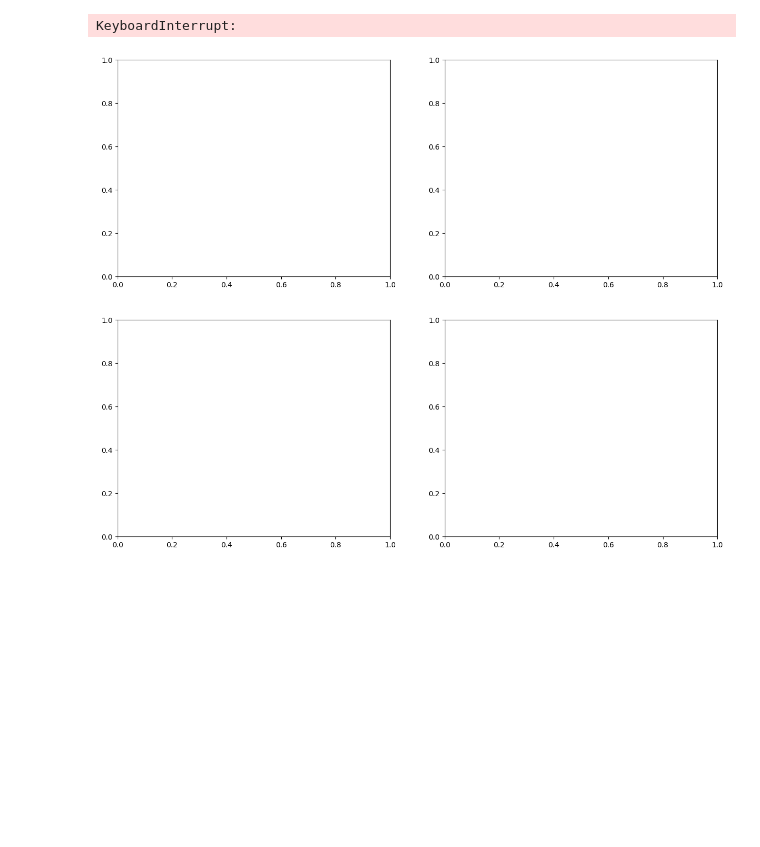
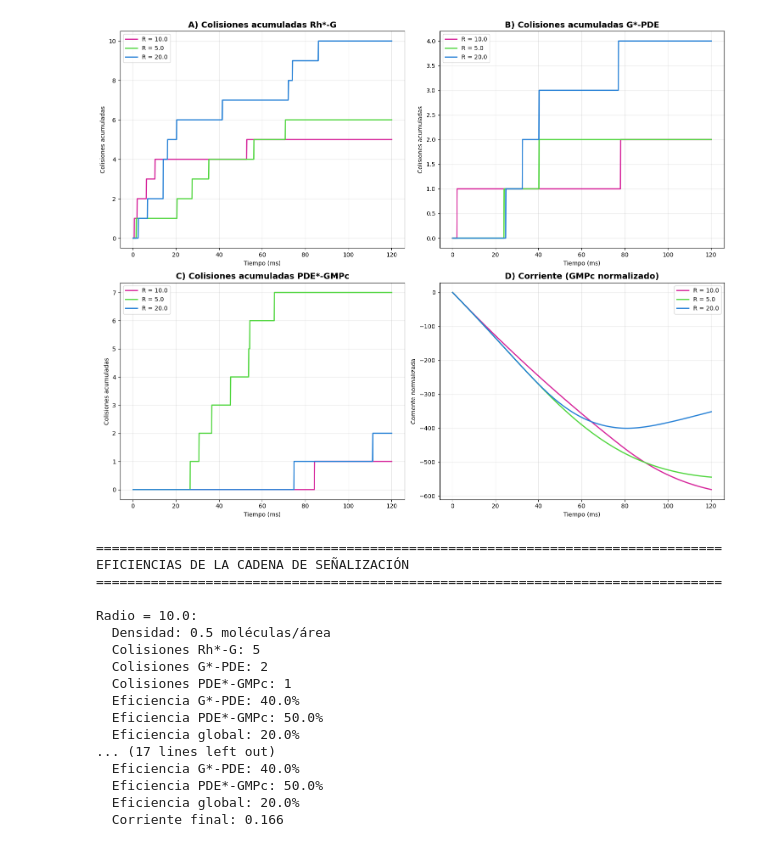
Before and after one commit to ValentinaBustos2025/Proyecto-PREGRADO, a Jupyter notebook: Código/modelo_choques.ipynb, the cells around one changed output. Saved outputs shown, nothing was run; the diff lists cells and outputs as text; code cells hidden in the pictures; blank space fills up the shorter version.

Commit message:
Corriente  + optimización

```diff
--- a/Código/modelo_choques.ipynb
+++ b/Código/modelo_choques.ipynb
@@ -503,7 +509,7 @@ def run_complete_experiment(L, steps, dt, seed=42):
     return (np.array(times), np.array(rh_g_data), np.array(g_pde_data),
             np.array(pde_gmpc_data), np.array(current_data))
 # %%
-def plot_complete_analysis(radios=[1.0*nanodomin_space, 0.5*nanodomin_space, 2.0*nanodomin_space], steps=1200, dt=0.05):
+def plot_complete_analysis(radios=[1.0*nanodomin_space, 0.5*nanodomin_space, 2.0*nanodomin_space], steps=2400, dt=0.05):
     """Grafica el número acumulado de colisiones a lo largo del tiempo"""
 
     fig, axes = plt.subplots(2, 2, figsize=(15, 12))
@@ -577,35 +583,51 @@ def plot_complete_analysis(radios=[1.0*nanodomin_space, 0.5*nanodomin_space, 2.0
     print("\n" + "="*80)
     print("EFICIENCIAS DE LA CADENA DE SEÑALIZACIÓN")
     print("="*80)
 
     for radio in radios:
         L = radio * 2
         times, rh_g, g_pde, pde_gmpc, current = all_data[radio]
         total_rh_g = np.sum(rh_g)
         total_g_pde = np.sum(g_pde)
         total_pde_gmpc = np.sum(pde_gmpc)
 
         eff_g_pde = (total_g_pde / total_rh_g * 100) if total_rh_g > 0 else 0
         eff_pde_gmpc = (total_pde_gmpc / total_g_pde * 100) if total_g_pde > 0 else 0
         overall_eff = (total_pde_gmpc / total_rh_g * 100) if total_rh_g > 0 else 0
         density = 161 / (np.pi * radio**2)
 
         print(f"\nRadio = {radio}:")
         print(f"  Densidad: {density:.1f} moléculas/área")
         print(f"  Colisiones Rh*-G: {total_rh_g}")
         print(f"  Colisiones G*-PDE: {total_g_pde}")
         print(f"  Colisiones PDE*-GMPc: {total_pde_gmpc}")
         print(f"  Eficiencia G*-PDE: {eff_g_pde:.1f}%")
         print(f"  Eficiencia PDE*-GMPc: {eff_pde_gmpc:.1f}%")
         print(f"  Eficiencia global: {overall_eff:.1f}%")
         print(f"  Corriente final: {current[-1]:.3f}")
 
 
 # Ejecutar la función optimizada
 plot_complete_analysis()
 # %% [output]
+[figure, new version]
-KeyboardInterrupt:
+================================================================================
+EFICIENCIAS DE LA CADENA DE SEÑALIZACIÓN
+================================================================================
+
+Radio = 10.0:
+  Densidad: 0.5 moléculas/área
+  Colisiones Rh*-G: 5
+  Colisiones G*-PDE: 2
+  Colisiones PDE*-GMPc: 1
+  Eficiencia G*-PDE: 40.0%
+  Eficiencia PDE*-GMPc: 50.0%
+  Eficiencia global: 20.0%
+... (17 lines left out)
+  Eficiencia G*-PDE: 40.0%
+  Eficiencia PDE*-GMPc: 50.0%
+  Eficiencia global: 20.0%
+  Corriente final: 0.166
-[figure, old version]
 # %%
 # ===============================================================
 # ANIMACIÓN DE FOTOTRANSDUCCIÓN MOLECULAR (VERSIÓN MEJORADA)
```
Also changed, not shown: parts of 2 cells of this notebook.
